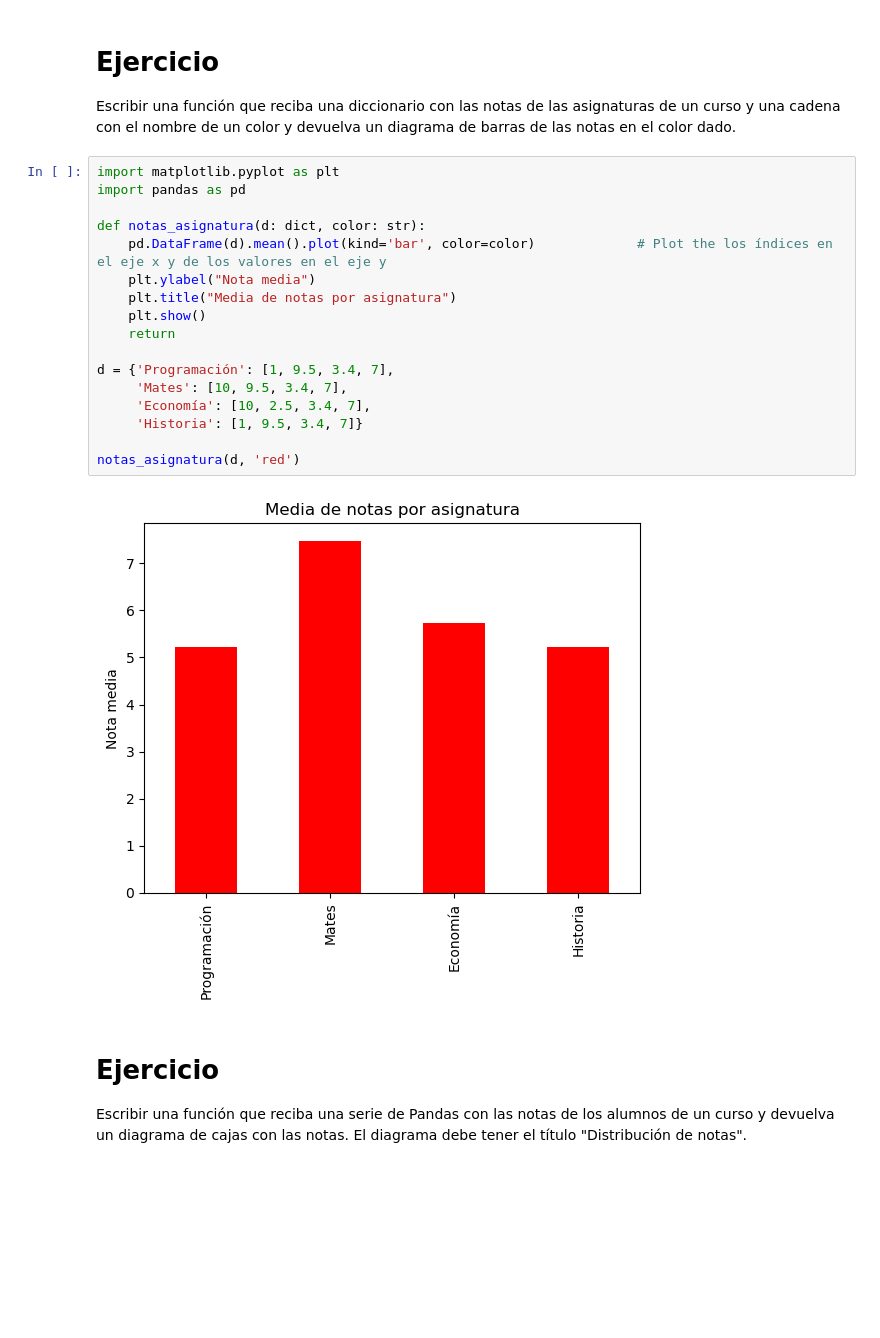
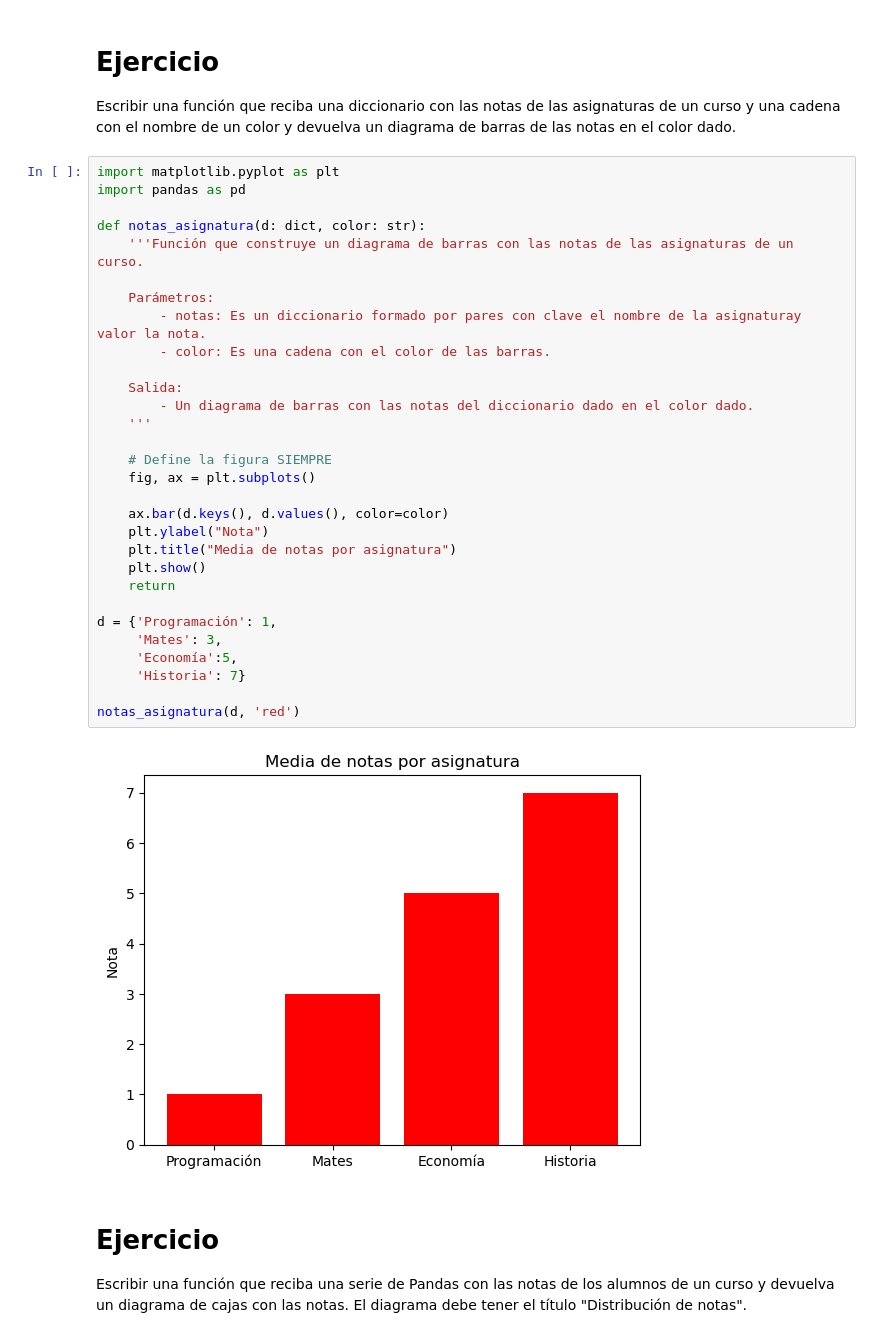
Before and after one commit to jimenezgimenojesus/SAMSUNG_AI_Diploma, a Jupyter notebook: Exercises/ejercicios_matplotlib.ipynb, the cells around one changed output. Drawn from its saved outputs; the diff is of its cells as text; blank space fills up the shorter version.

```diff
--- a/Exercises/ejercicios_matplotlib.ipynb
+++ b/Exercises/ejercicios_matplotlib.ipynb
@@ -40,22 +54,35 @@ Escribir una función que reciba una diccionario con las notas de las asignatura
 # %%
 import matplotlib.pyplot as plt
 import pandas as pd
 
 def notas_asignatura(d: dict, color: str):
-    pd.DataFrame(d).mean().plot(kind='bar', color=color)             # Plot the los índices en el eje x y de los valores en el eje y
-    plt.ylabel("Nota media")
+    '''Función que construye un diagrama de barras con las notas de las asignaturas de un curso.
+
+    Parámetros:
+        - notas: Es un diccionario formado por pares con clave el nombre de la asignaturay valor la nota.
+        - color: Es una cadena con el color de las barras.
+
+    Salida:
+        - Un diagrama de barras con las notas del diccionario dado en el color dado.
+    '''
+
+    # Define la figura SIEMPRE
+    fig, ax = plt.subplots()
+
+    ax.bar(d.keys(), d.values(), color=color)
+    plt.ylabel("Nota")
     plt.title("Media de notas por asignatura")
     plt.show()
     return
 
-d = {'Programación': [1, 9.5, 3.4, 7],
-     'Mates': [10, 9.5, 3.4, 7],
-     'Economía': [10, 2.5, 3.4, 7],
-     'Historia': [1, 9.5, 3.4, 7]}
+d = {'Programación': 1,
+     'Mates': 3,
+     'Economía':5,
+     'Historia': 7}
 
 notas_asignatura(d, 'red')
 # %% [output]
-[figure, old version]
+[figure, new version]
 # %% [markdown]
 # Ejercicio
 
```
Also changed, not shown: parts of 10 cells of this notebook, 13 other files.
